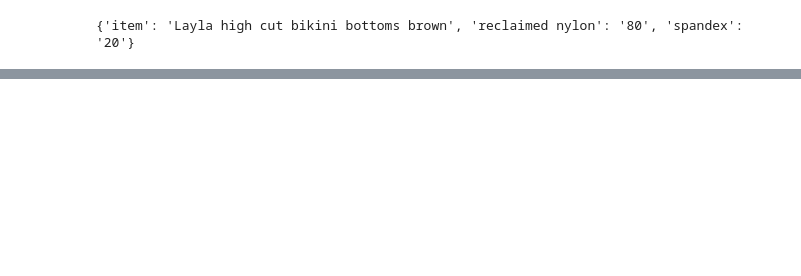
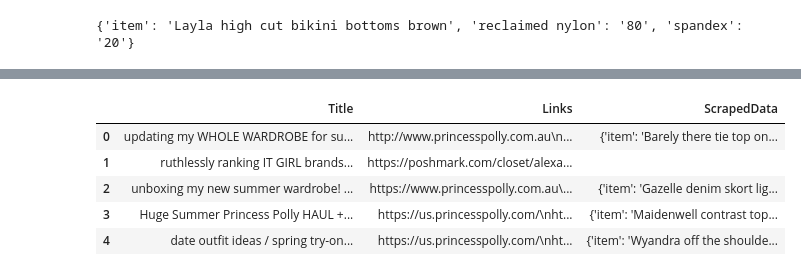
Before and after one commit to meganjchiang/fashionfootprint, a Jupyter notebook: code/scrape_by_brand_tests/prin_polly.ipynb, the cells around one changed output, grey strips where cells are left out. Drawn from its saved outputs; the diff is of its cells as text; code cells hidden in the pictures; blank space fills up the shorter version.

Commit message:
scrape princess polly materials and create csv

```diff
--- a/code/scrape_by_brand_tests/prin_polly.ipynb
+++ b/code/scrape_by_brand_tests/prin_polly.ipynb
@@ -111,0 +120,9 @@ KeyboardInterrupt:
+# %%
+df.head()
+# %% [output]
+|  | Title | Links | ScrapedData |
+| 0 | updating my WHOLE WARDROBE for su... | http://www.princesspolly.com.au\n... | {'item': 'Barely there tie top on... |
+| 1 | ruthlessly ranking IT GIRL brands... | https://poshmark.com/closet/alexa... |  |
+| 2 | unboxing my new summer wardrobe! ... | https://www.princesspolly.com.au\... | {'item': 'Gazelle denim skort lig... |
+| 3 | Huge Summer Princess Polly HAUL +... | https://us.princesspolly.com/\nht... | {'item': 'Maidenwell contrast top... |
+| 4 | date outfit ideas / spring try-on... | https://us.princesspolly.com/\nht... | {'item': 'Wyandra off the shoulde... |
```
Also changed, not shown: parts of 4 cells of this notebook, 1 other file.
